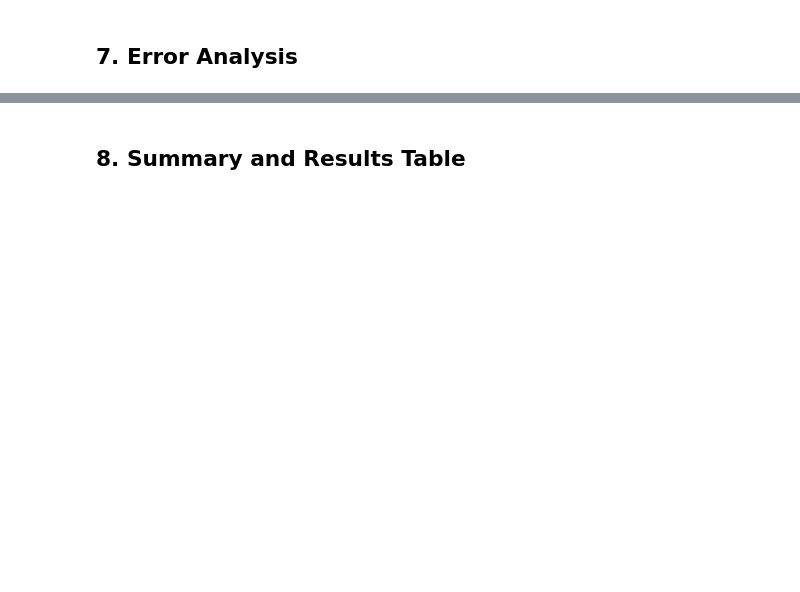
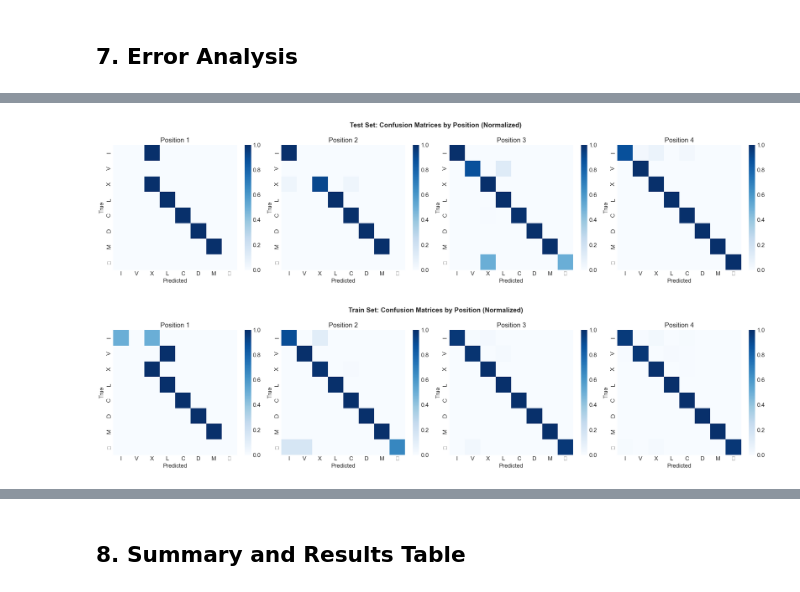
Before and after one commit to Tishran/neural-networks-labs, a Jupyter notebook: experiments.ipynb, the cells around one changed output, grey strips where cells are left out. Saved outputs shown, nothing was run; the diff lists cells and outputs as text; code cells hidden in the pictures; blank space fills up the shorter version.

```diff
--- a/experiments.ipynb
+++ b/experiments.ipynb
@@ -657,7 +1001,7 @@ for embed_type in ['learned', 'onehot']:
     config = get_baseline_config()
     config.name = f"embed_{embed_type}"
     config.model.embedding_type = embed_type
-    config.training.epochs = 15
+    config.training.epochs = 10
 
     result = run_experiment(
         config, train_dataset, val_dataset, test_dataset,
@@ -715,7 +1105,7 @@ for method in ['dot', 'general', 'concat']:
     config = get_baseline_config()
     config.name = f"attention_{method}"
     config.model.attention_method = method
-    config.training.epochs = 15
+    config.training.epochs = 10
 
     result = run_experiment(
         config, train_dataset, val_dataset, test_dataset,
@@ -773,7 +1229,7 @@ for dropout in [0.0, 0.2, 0.4]:
     config = get_baseline_config()
     config.name = f"dropout_{dropout}"
     config.model.dropout = dropout
-    config.training.epochs = 15
+    config.training.epochs = 10
 
     result = run_experiment(
         config, train_dataset, val_dataset, test_dataset,
@@ -826,7 +1348,7 @@ config = get_baseline_config()
 config.name = "decoding_test"
 config.model.hidden_size = 256
 config.model.bidirectional = True
-config.training.epochs = 15
+config.training.epochs = 10
 
 decode_result = run_experiment(
     config, train_dataset, val_dataset, test_dataset,
@@ -1062,6 +1663,6 @@ plt.show()
 # %%
 # Confusion matrices by position for BOTH train and test sets
-roman_chars = list('_IVXLCDM')  # Include underscore for vinculum notation
+roman_chars = list('IVXLCDM')  # Include underscore for vinculum notation
 
 # Test set confusion matrices
 test_conf_matrices = {}
@@ -1072,33 +1673,36 @@ for pos in range(min(4, max(test_pos_stats.keys()) + 1)):
     )
 
 # Train set confusion matrices
 train_conf_matrices = {}
 train_pos_stats = position_wise_accuracy(train_preds, train_targets)
 for pos in range(min(4, max(train_pos_stats.keys()) + 1)):
     train_conf_matrices[pos] = confusion_matrix_for_position(
         train_preds, train_targets, pos, roman_chars
     )
 
 # Plot test set confusion matrices
 fig = plot_error_matrices(
     test_conf_matrices, roman_chars,
     save_path='figures/confusion_matrices_test.png'
 )
 plt.suptitle('Test Set: Confusion Matrices by Position (Normalized)', fontsize=14, fontweight='bold')
 plt.tight_layout()
 plt.show()
 
 # Plot train set confusion matrices
 fig = plot_error_matrices(
     train_conf_matrices, roman_chars,
     save_path='figures/confusion_matrices_train.png'
 )
 plt.suptitle('Train Set: Confusion Matrices by Position (Normalized)', fontsize=14, fontweight='bold')
 plt.tight_layout()
 plt.show()
 
 # Also keep the old variable for backward compatibility
 conf_matrices = test_conf_matrices
+# %% [output]
+[figure, added]
+[figure, added]
 # %%
 # Show some error examples
 print("\nError examples:")
```
Also changed, not shown: parts of 43 cells of this notebook, 2 other files.
